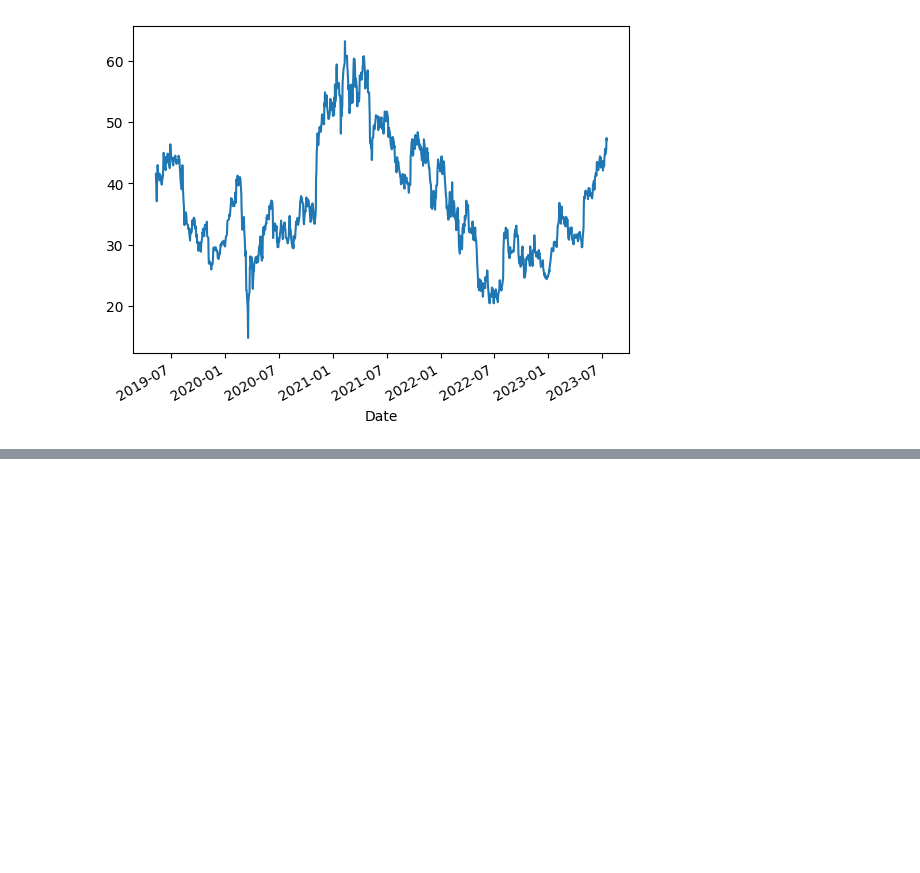
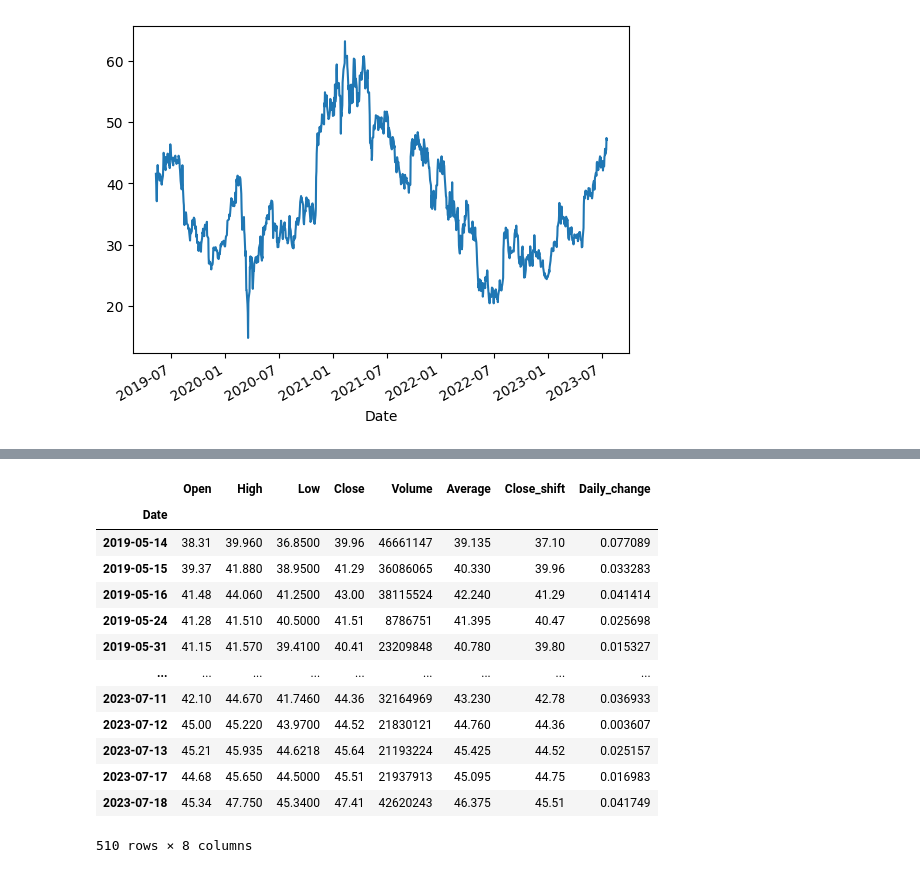
Before and after one commit to mszczepan/data-science-bootcamp, a Jupyter notebook: 02_Pandas/02_dane_gieldowe.ipynb, the cells around one changed output, grey strips where cells are left out. Saved outputs shown, nothing was run; the diff lists cells and outputs as text; code cells hidden in the pictures; blank space fills up the shorter version.

```diff
--- a/02_Pandas/02_dane_gieldowe.ipynb
+++ b/02_Pandas/02_dane_gieldowe.ipynb
@@ -361,0 +397,17 @@ df.Close.plot()
+# %%
+df[df.Daily_change > 0]
+# %% [output]
+|  | Open | High | Low | Close | Volume | Average | Close_shift | Daily_change |
+| Date |  |  |  |  |  |  |  |  |
+| 2019-05-14 | 38.31 | 39.960 | 36.8500 | 39.96 | 46661147 | 39.135 | 37.10 | 0.077089 |
+| 2019-05-15 | 39.37 | 41.880 | 38.9500 | 41.29 | 36086065 | 40.330 | 39.96 | 0.033283 |
+| 2019-05-16 | 41.48 | 44.060 | 41.2500 | 43.00 | 38115524 | 42.240 | 41.29 | 0.041414 |
+| 2019-05-24 | 41.28 | 41.510 | 40.5000 | 41.51 | 8786751 | 41.395 | 40.47 | 0.025698 |
+| 2019-05-31 | 41.15 | 41.570 | 39.4100 | 40.41 | 23209848 | 40.780 | 39.80 | 0.015327 |
+| ... | ... | ... | ... | ... | ... | ... | ... | ... |
+| 2023-07-11 | 42.10 | 44.670 | 41.7460 | 44.36 | 32164969 | 43.230 | 42.78 | 0.036933 |
+| 2023-07-12 | 45.00 | 45.220 | 43.9700 | 44.52 | 21830121 | 44.760 | 44.36 | 0.003607 |
+| 2023-07-13 | 45.21 | 45.935 | 44.6218 | 45.64 | 21193224 | 45.425 | 44.52 | 0.025157 |
+| 2023-07-17 | 44.68 | 45.650 | 44.5000 | 45.51 | 21937913 | 45.095 | 44.75 | 0.016983 |
+| 2023-07-18 | 45.34 | 47.750 | 45.3400 | 47.41 | 42620243 | 46.375 | 45.51 | 0.041749 |
+510 rows × 8 columns
```
Also changed, not shown: parts of 8 cells of this notebook.
